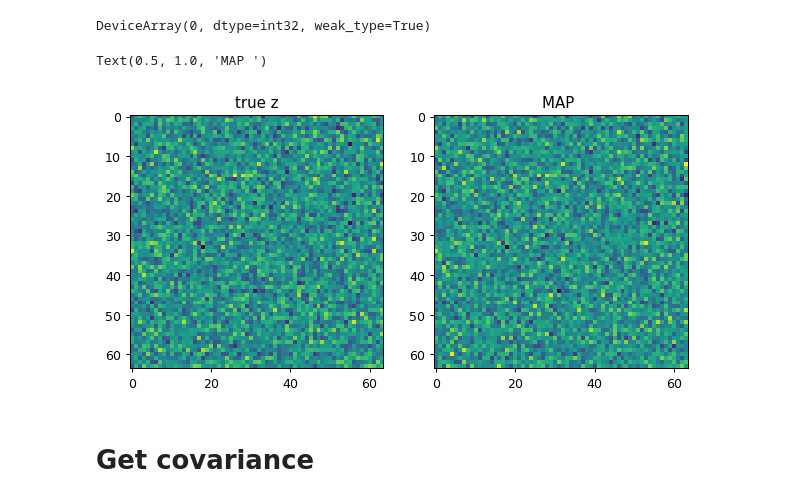
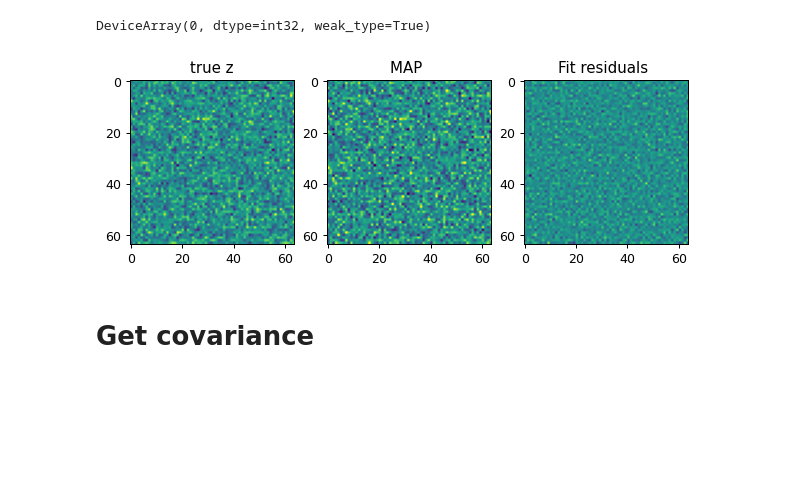
Before and after one commit to marius311/muse-wl, a Jupyter notebook: TestMuse.ipynb, the cells around one changed output. Cells and saved outputs as stored; diff of their text form; code cells hidden in the pictures; blank space fills up the shorter version.

```diff
--- a/TestMuse.ipynb
+++ b/TestMuse.ipynb
@@ -133,7 +133,7 @@ prob.x = x
 # %% [markdown]
 Note: if I decrease to `z_tol=1e-2` or lower, I get a `history.status=4` which means saddle point?? Is this multi-modal? Or perhaps an issue with the phase being periodic?
 # %%
-MAP = prob.z_MAP_and_score(x, z, θ_true, z_tol=1e-1)
+MAP = prob.z_MAP_and_score(x, z, θ_true, z_tol=2e-2)
 # %%
 MAP.history.success
 # %% [output]
@@ -144,15 +144,17 @@ MAP.history.status
 DeviceArray(0, dtype=int32, weak_type=True)
 # %%
 figure(figsize=(8,8))
-subplot(121)
-imshow(z)
+subplot(131)
+imshow(z,vmin=-3, vmax=3);
 title("true z")
-subplot(122)
-imshow(MAP.z)
+subplot(132)
+imshow(MAP.z,vmin=-3, vmax=3);
 title("MAP ")
+subplot(133)
+imshow(MAP.z - z,vmin=-3, vmax=3)
+title("Fit residuals ");
 # %% [output]
-Text(0.5, 1.0, 'MAP ')
-[figure, old version]
+[figure, new version]
 # %% [markdown]
 # Get covariance
 # %% [markdown]
```
Also changed, not shown: parts of 12 cells of this notebook.
